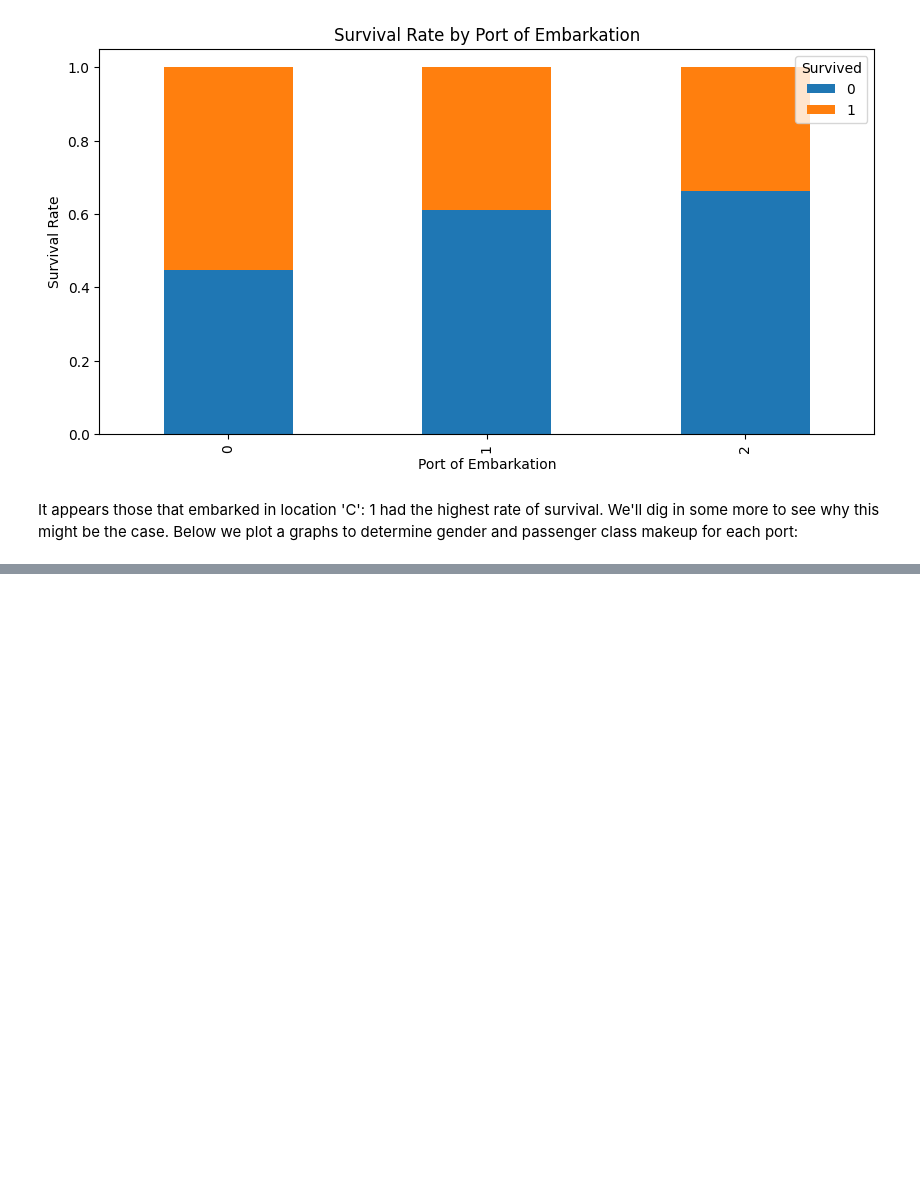
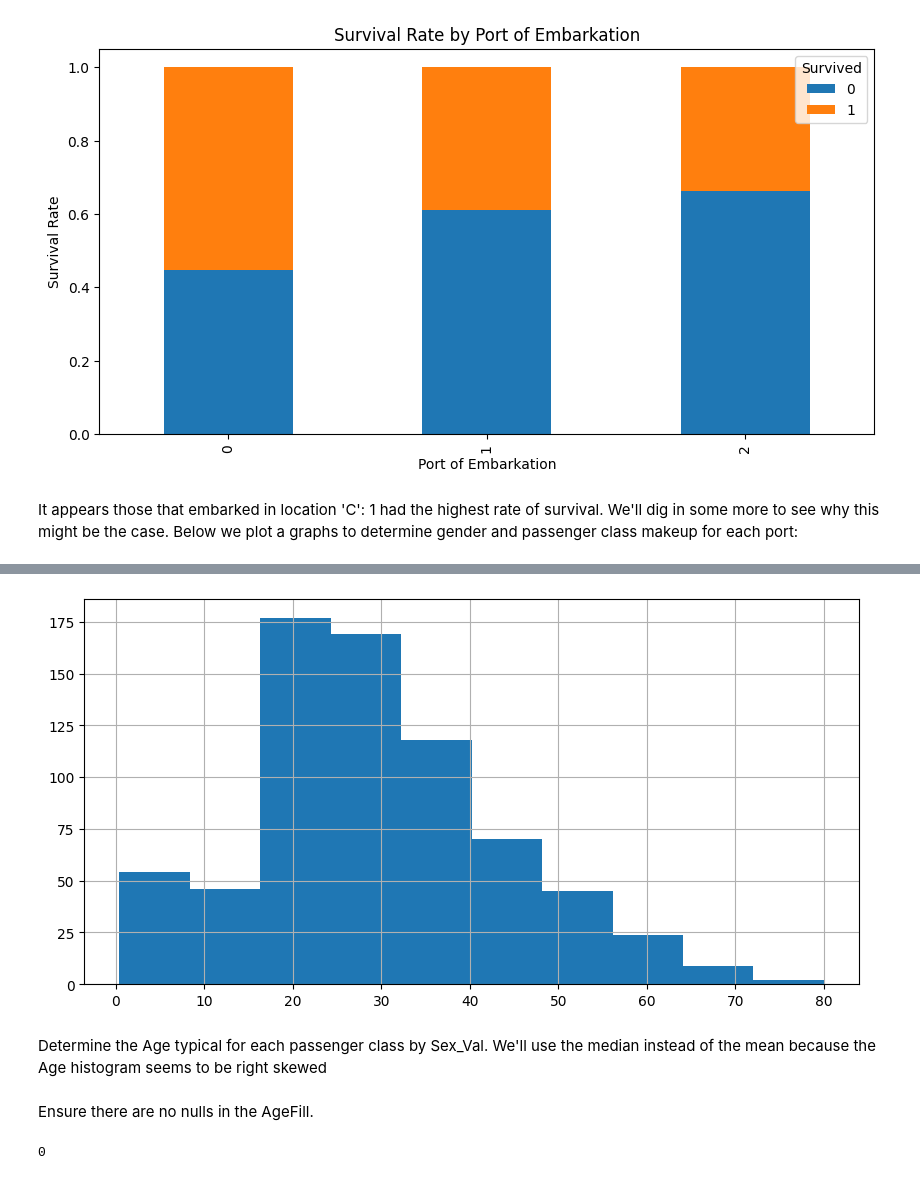
Before and after one commit to Brayanbrayan/Titanic, a Jupyter notebook: titanic.ipynb, the cells around one changed output, grey strips where cells are left out. Drawn from its saved outputs; the diff is of its cells as text; code cells hidden in the pictures; blank space fills up the shorter version.

```diff
--- a/titanic.ipynb
+++ b/titanic.ipynb
@@ -368,0 +399,7 @@ It appears those that embarked in location 'C': 1 had the highest rate of surviv
+# %%
+df_train['Age'].hist()
+plt.show()
+# %% [output]
+[figure, added]
+# %% [markdown]
+Determine the Age typical for each passenger class by Sex_Val. We'll use the median instead of the mean because the Age histogram seems to be right skewed
@@ -368,0 +413,6 @@ It appears those that embarked in location 'C': 1 had the highest rate of surviv
+# %% [markdown]
+Ensure there are no nulls in the AgeFill.
+# %%
+len(df_train[df_train['AgeFill'].isnull()])
+# %% [output]
+0
```
Also changed, not shown: parts of 9 cells of this notebook.
